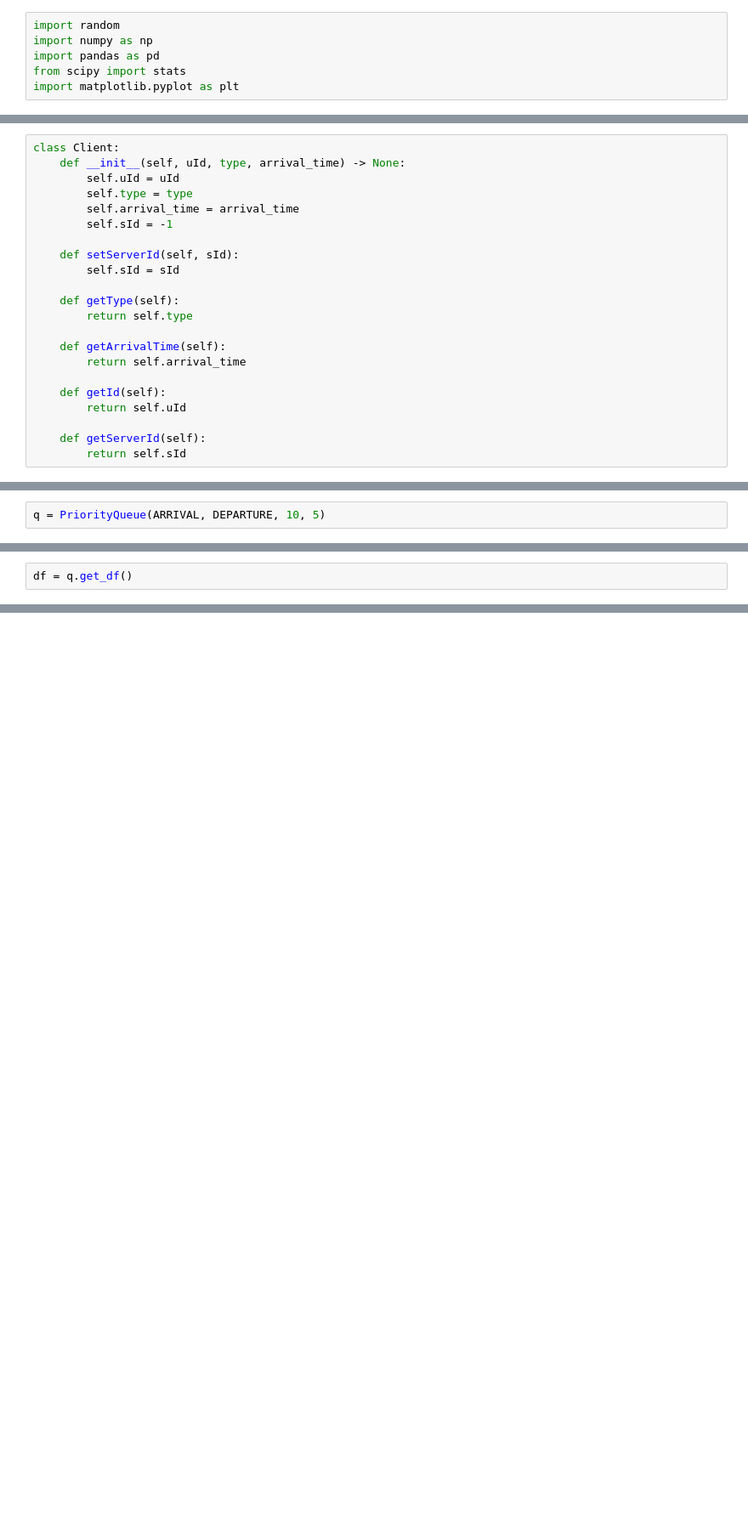
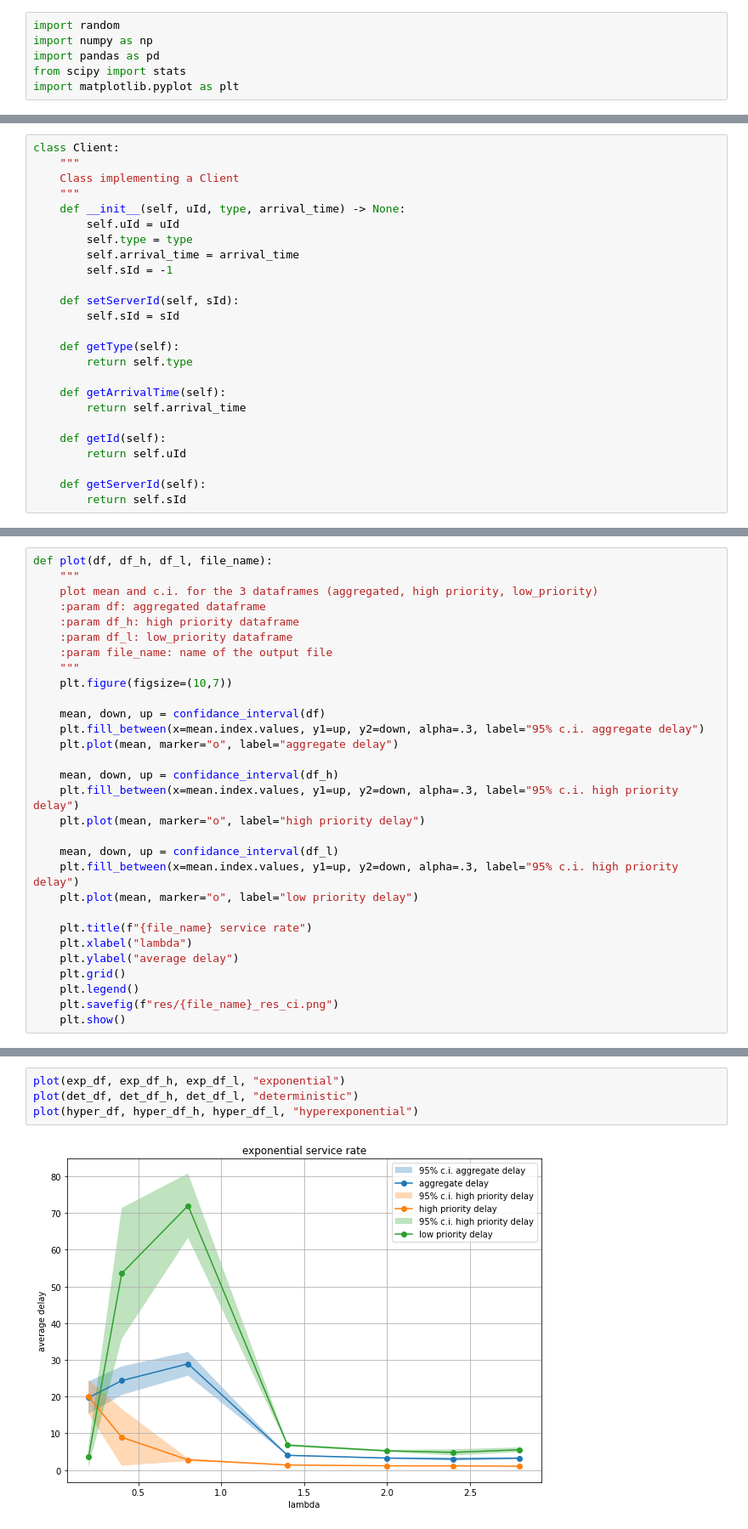
Before and after one commit to dadodimauro/ComputerAidedSimulationLab, a Jupyter notebook: Laboratories/priority_queue/priority_queue.ipynb, the cells around one changed output, grey strips where cells are left out. Shown at 85% size. Drawn from its saved outputs; the diff is of its cells as text; blank space fills up the shorter version.

```diff
--- a/Laboratories/priority_queue/priority_queue.ipynb
+++ b/Laboratories/priority_queue/priority_queue.ipynb
@@ -14,5 +7,8 @@ columns_s = ['time', 'type', 'queue', 'in line']
 # %%
 class Client:
+    """
+    Class implementing a Client
+    """
     def __init__(self, uId, type, arrival_time) -> None:
         self.uId = uId
         self.type = type
@@ -252,2 +368,0 @@ class PriorityQueue:
-# %%
-q = PriorityQueue(ARRIVAL, DEPARTURE, 10, 5)
@@ -274,2 +368,0 @@ q.simulate()
-# %%
-df = q.get_df()
@@ -294,0 +444,30 @@ array([2, 1, 2, 2, 0, 2, 0, 3, 1, 3], dtype=int64)
+# %%
+def plot(df, df_h, df_l, file_name):
+    """
+    plot mean and c.i. for the 3 dataframes (aggregated, high priority, low_priority)
+    :param df: aggregated dataframe
+    :param df_h: high priority dataframe
+    :param df_l: low_priority dataframe
+    :param file_name: name of the output file
+    """
+    plt.figure(figsize=(10,7))
+
+    mean, down, up = confidance_interval(df)
+    plt.fill_between(x=mean.index.values, y1=up, y2=down, alpha=.3, label="95% c.i. aggregate delay")
+    plt.plot(mean, marker="o", label="aggregate delay")
+
+    mean, down, up = confidance_interval(df_h)
+    plt.fill_between(x=mean.index.values, y1=up, y2=down, alpha=.3, label="95% c.i. high priority delay")
+    plt.plot(mean, marker="o", label="high priority delay")
+
+    mean, down, up = confidance_interval(df_l)
+    plt.fill_between(x=mean.index.values, y1=up, y2=down, alpha=.3, label="95% c.i. high priority delay")
+    plt.plot(mean, marker="o", label="low priority delay")
+
+    plt.title(f"{file_name} service rate")
+    plt.xlabel("lambda")
+    plt.ylabel("average delay")
+    plt.grid()
+    plt.legend()
+    plt.savefig(f"res/{file_name}_res_ci.png")
+    plt.show()
@@ -294,0 +538,6 @@ array([2, 1, 2, 2, 0, 2, 0, 3, 1, 3], dtype=int64)
+# %%
+plot(exp_df, exp_df_h, exp_df_l, "exponential")
+plot(det_df, det_df_h, det_df_l, "deterministic")
+plot(hyper_df, hyper_df_h, hyper_df_l, "hyperexponential")
+# %% [output]
+[figure, added]
```
Also changed, not shown: parts of 13 cells of this notebook, 8 other files.
